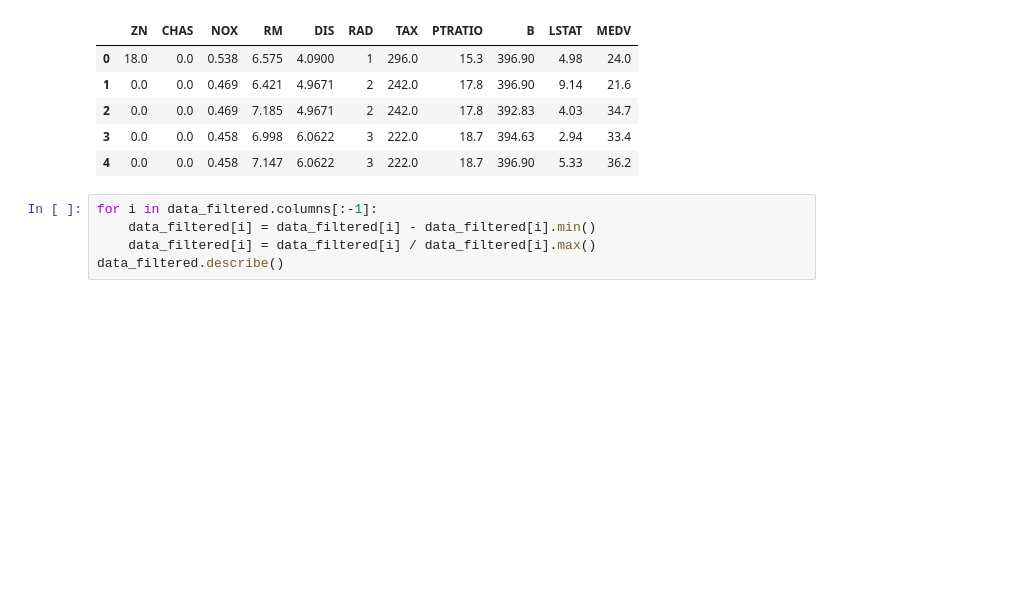
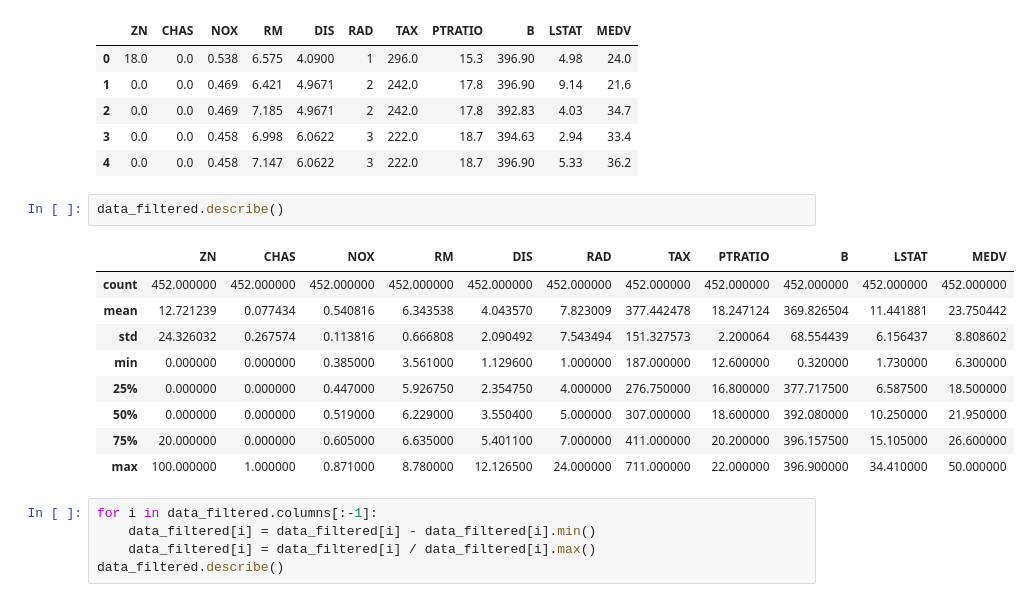
Before and after one commit to Eddiefans/labstds, a Jupyter notebook: Acts/02 - Data_manipulation_for_modeling.ipynb, the cells around one changed output. Drawn from its saved outputs; the diff is of its cells as text; blank space fills up the shorter version.

```diff
--- a/Acts/A02 - Data_manipulation_for_modeling.ipynb
+++ b/Acts/02 - Data_manipulation_for_modeling.ipynb
@@ -128,6 +102,18 @@ data_filtered.head()
 | 2 | 0.0 | 0.0 | 0.469 | 7.185 | 4.9671 | 2 | 242.0 | 17.8 | 392.83 | 4.03 | 34.7 |
 | 3 | 0.0 | 0.0 | 0.458 | 6.998 | 6.0622 | 3 | 222.0 | 18.7 | 394.63 | 2.94 | 33.4 |
 | 4 | 0.0 | 0.0 | 0.458 | 7.147 | 6.0622 | 3 | 222.0 | 18.7 | 396.90 | 5.33 | 36.2 |
+# %%
+data_filtered.describe()
+# %% [output]
+|  | ZN | CHAS | NOX | RM | DIS | RAD | TAX | PTRATIO | B | LSTAT | MEDV |
+| count | 452.000000 | 452.000000 | 452.000000 | 452.000000 | 452.000000 | 452.000000 | 452.000000 | 452.000000 | 452.000000 | 452.000000 | 452.000000 |
+| mean | 12.721239 | 0.077434 | 0.540816 | 6.343538 | 4.043570 | 7.823009 | 377.442478 | 18.247124 | 369.826504 | 11.441881 | 23.750442 |
+| std | 24.326032 | 0.267574 | 0.113816 | 0.666808 | 2.090492 | 7.543494 | 151.327573 | 2.200064 | 68.554439 | 6.156437 | 8.808602 |
+| min | 0.000000 | 0.000000 | 0.385000 | 3.561000 | 1.129600 | 1.000000 | 187.000000 | 12.600000 | 0.320000 | 1.730000 | 6.300000 |
+| 25% | 0.000000 | 0.000000 | 0.447000 | 5.926750 | 2.354750 | 4.000000 | 276.750000 | 16.800000 | 377.717500 | 6.587500 | 18.500000 |
+| 50% | 0.000000 | 0.000000 | 0.519000 | 6.229000 | 3.550400 | 5.000000 | 307.000000 | 18.600000 | 392.080000 | 10.250000 | 21.950000 |
+| 75% | 20.000000 | 0.000000 | 0.605000 | 6.635000 | 5.401100 | 7.000000 | 411.000000 | 20.200000 | 396.157500 | 15.105000 | 26.600000 |
+| max | 100.000000 | 1.000000 | 0.871000 | 8.780000 | 12.126500 | 24.000000 | 711.000000 | 22.000000 | 396.900000 | 34.410000 | 50.000000 |
 # %%
 for i in data_filtered.columns[:-1]:
     data_filtered[i] = data_filtered[i] - data_filtered[i].min()
```
Also changed, not shown: parts of 5 cells of this notebook, 10 other files.
